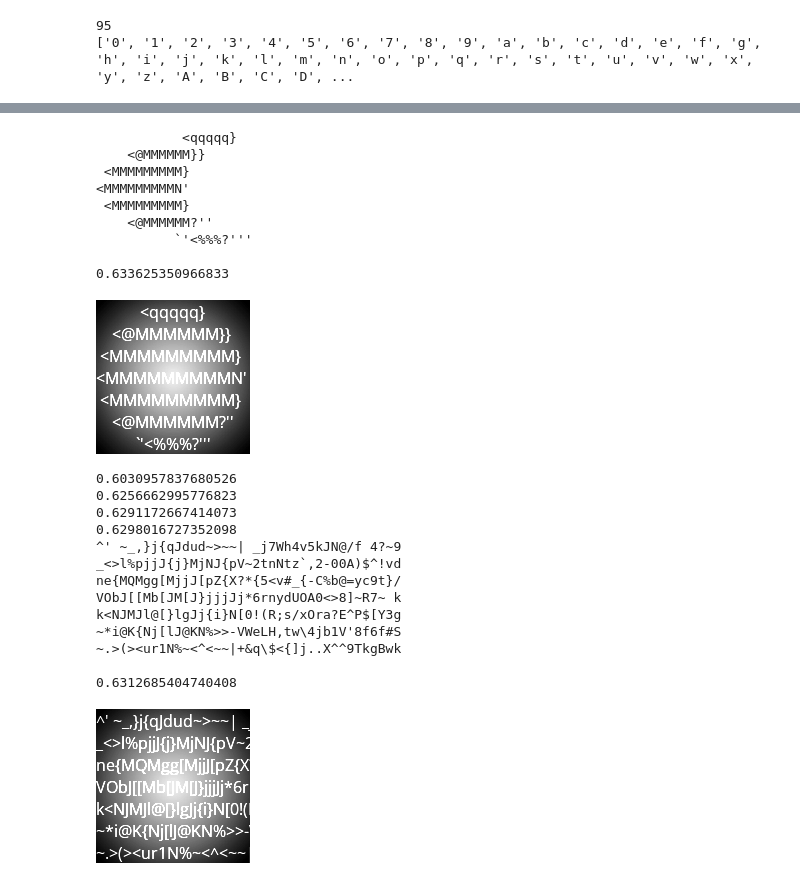
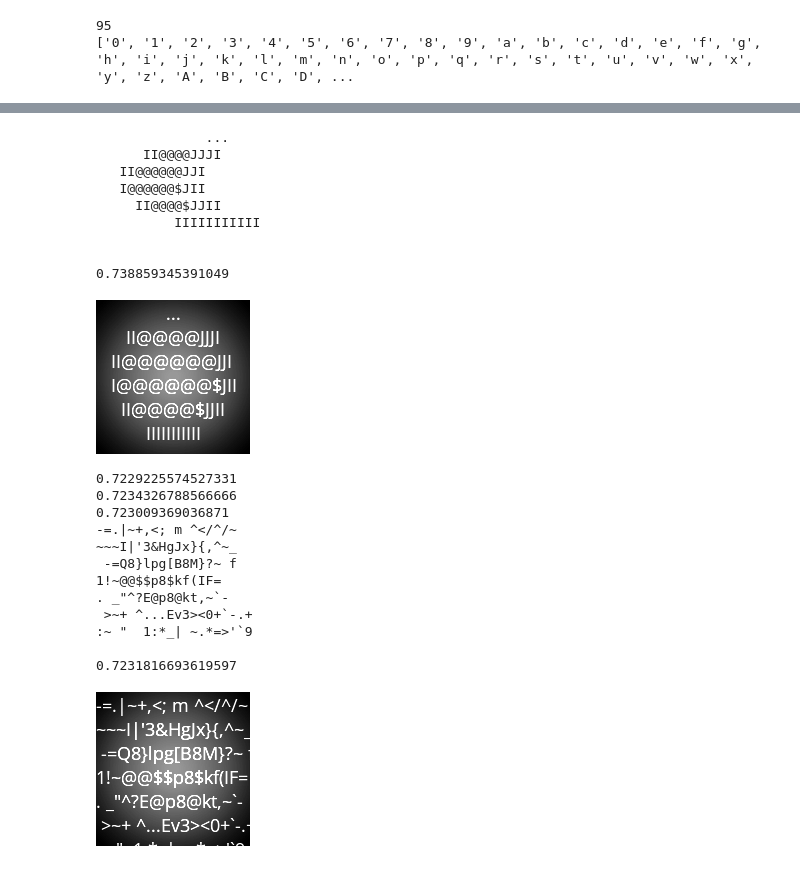
Before and after one commit to wojciechsadlik/python-char-art, a Jupyter notebook: ascii_art_non_mono_tests.ipynb, the cells around one changed output, grey strips where cells are left out. Saved outputs shown, nothing was run; the diff lists cells and outputs as text; code cells hidden in the pictures.

Commit message:
finding the end of individual, multithreaded greedy and harmony

```diff
--- a/ascii_art_non_mono_tests.ipynb
+++ b/ascii_art_non_mono_tests.ipynb
@@ -12,7 +12,7 @@ from ascii_art_non_mono_algorithms import *
 from skimage import metrics
 # %%
 font_path = "fonts/OpenSans-Regular.ttf"
-size = 16
+size = 18
 font = ImageFont.truetype(font_path, size)
 # %%
 orig_img = Image.open("imgs/irad_grad.bmp").convert("L")
@@ -23,7 +23,7 @@ print(orig_img.size)
 (512, 512)
 # %%
 def i_preprocess_img(scale_factor, contrast, brightness, quantize_colors, eq, dither):
-    proc_img = preprocess_img(orig_img, 0.3, 1.1, 0.9, 0.2, 128, DITHER_MODES.NONE)
+    proc_img = preprocess_img(orig_img, 0.3, 1.1, 0.5, 0.2, 128, DITHER_MODES.NONE)
     plt.imshow(proc_img, cmap='gray', vmin=0, vmax=255, interpolation='none')
 
     plt.figure(figsize=(9, 3))
@@ -79,10 +74,10 @@ for l in lines:
 # %%
-for l in lines:
-    lhs = lazy_generate_harmony_line(l, palette, font, 10, 0.8, 0.3, len(palette)//2)
-    for i in range(5001):
-        p_ids_arr, fit = next(lhs)
-        if i % 1000 == 0:
-            print(fit)
-    bg_img, bg_draw = new_img_draw(l.size)
-    draw_text_arr(bg_draw, palette_id_arr_to_text_arr(p_ids_arr, palette), font)
-    display(ImageChops.difference(bg_img, l))
+# for l in lines:
+#     lhs = lazy_generate_harmony_line(l, palette, font, 10, 0.8, 0.3, len(palette)//2)
+#     for i in range(101):
+#         p_ids_arr, fit = next(lhs)
+#         if i % 100 == 0:
+#             print(fit)
+#     bg_img, bg_draw = new_img_draw(l.size)
+#     draw_text_arr(bg_draw, palette_id_arr_to_text_arr(p_ids_arr, palette), font)
+#     display(ImageChops.difference(bg_img, l))
@@ -111,6 +84,5 @@ for l in lines:
 # %%
 text = greedy_algorithm(proc_img, palette, font)
-
 print(''.join(text))
 
 bg_img, draw = new_img_draw(proc_img.size)
@@ -118,43 +90,43 @@ draw_text_arr(draw, text, font)
 print(evaluate_text_arr(text, proc_img, font))
 ImageChops.add(proc_img, bg_img)
 # %% [output]
-           <qqqqq}
-    <@MMMMMM}}
- <MMMMMMMMM}
-<MMMMMMMMMN'
- <MMMMMMMMM}
-    <@MMMMMM?''
-          `'<%%%?'''
+              ...
+      II@@@@JJJI
+   II@@@@@@JJI
+   I@@@@@@$JII
+     II@@@@$JJII
+          IIIIIIIIIII
 
-0.633625350966833
+
+0.738859345391049
-[figure, old version]
+[figure, new version]
 # %%
-lhs = lazy_harmony_search(proc_img, palette, font, 5, 0.9, 0.3, len(palette)//2)
+lhs = pool_harmony_search(proc_img, palette, font, 1000, 5, 0.9, 0.3, len(palette)//2)
 
-for i in range(4000):
+for i in range(3):
     text = next(lhs)
-    if i % 1000 == 0:
+    if i % 1 == 0:
         print(evaluate_text_arr(text, proc_img, font))
 
-text = next(lhs)
+for i in range(len(text)):
+    text[i] = text[i][:find_end_of_line(text[i], proc_img, font)] + '\n'
 print(''.join(text))
 
 bg_img, draw = new_img_draw(proc_img.size)
 draw_text_arr(draw, text, font)
 print(evaluate_text_arr(text, proc_img, font))
 ImageChops.add(proc_img, bg_img)
 # %% [output]
-0.6030957837680526
-0.6256662995776823
-0.6291172667414073
-0.6298016727352098
-^' ~_,}j{qJdud~>~~| _j7Wh4v5kJN@/f 4?~9
-_<>l%pjjJ{j}MjNJ{pV~2tnNtz`,2-00A)$^!vd
-ne{MQMgg[MjjJ[pZ{X?*{5<v#_{-C%b@=yc9t}/
-VObJ[[Mb[JM[J}jjjJj*6rnydUOA0<>8]~R7~ k
-k<NJMJl@[}lgJj{i}N[0!(R;s/xOra?E^P$[Y3g
-~*i@K{Nj[lJ@KN%>>-VWeLH,tw\4jb1V'8f6f#S
-~.>(><ur1N%~<^<~~|+&q\$<{]j..X^^9TkgBwk
+0.7229225574527331
+0.7234326788566666
+0.723009369036871
+-=.|~+,<; m ^</^/~
+~~~I|'3&HgJx}{,^~_
+ -=Q8}lpg[B8M}?~ f
+1!~@@$$p8$kf(IF=
+. _"^?E@p8@kt,~`-
+ >~+ ^...Ev3><0+`-.+
+:~ "  1:*_| ~.*=>'`9
 
-0.6312685404740408
+0.7231816693619597
-[figure, old version]
+[figure, new version]
```
Also changed, not shown: parts of 3 cells of this notebook, 2 other files.
